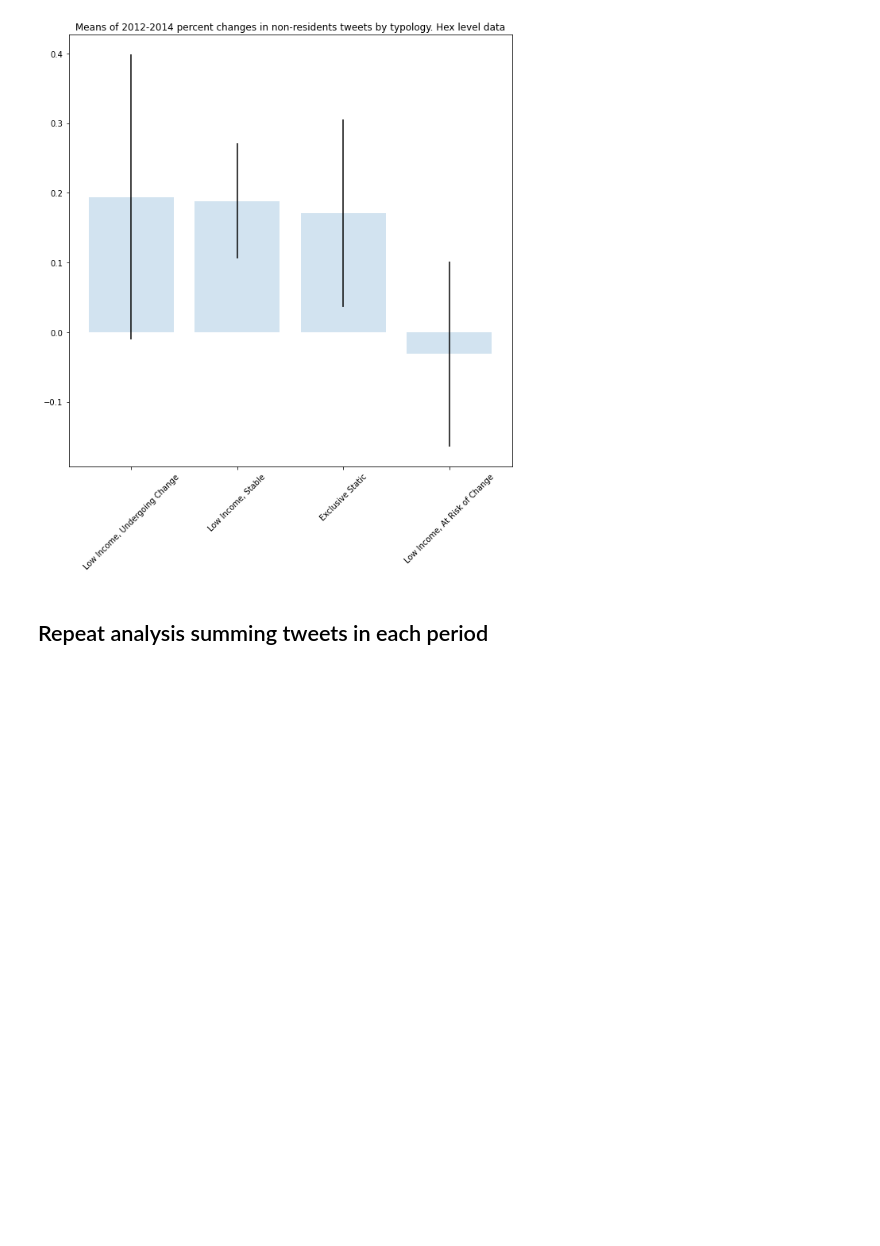
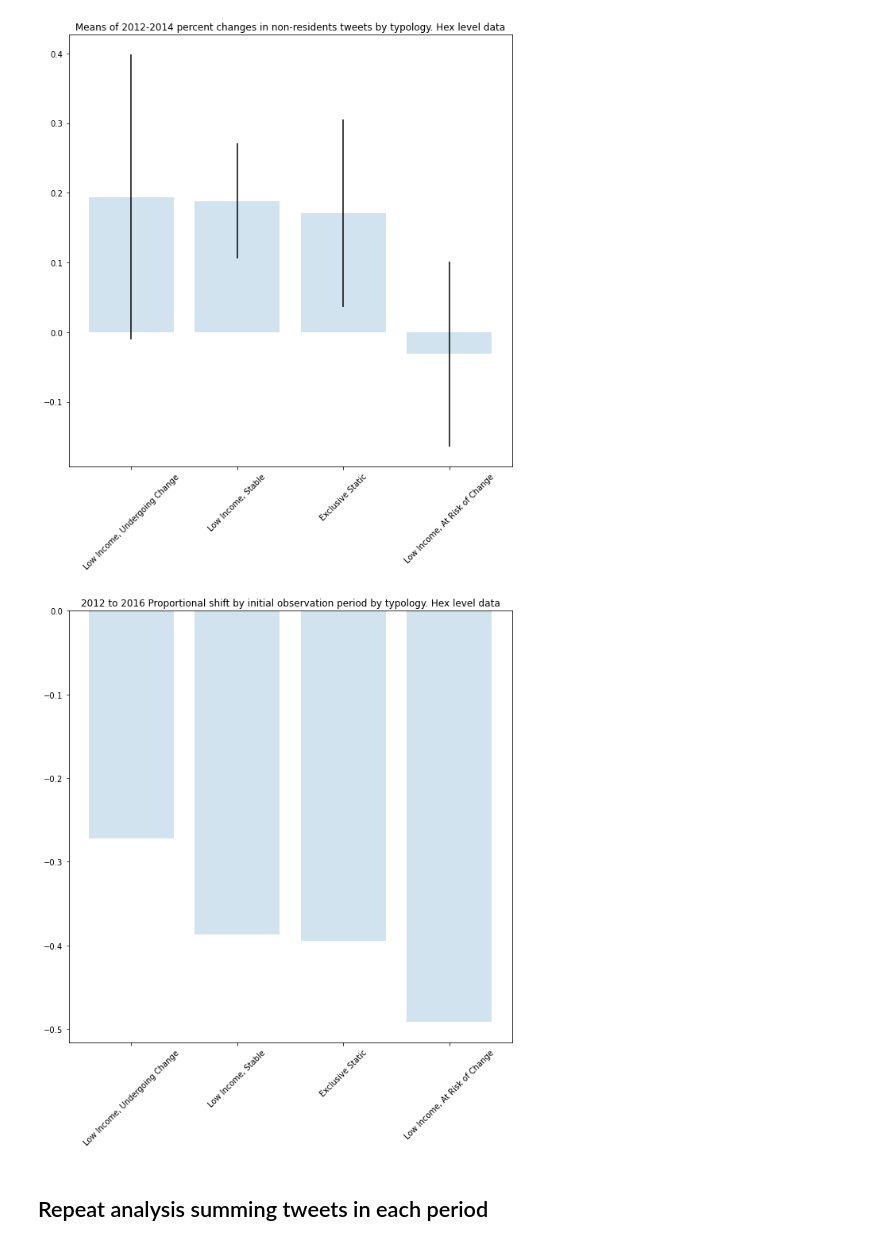
Before and after one commit to rpasquini/twitter_and_displacement, a Jupyter notebook: notebooks/Revised Analysis Example Counts by Typologies - Hong Kong.ipynb, the cells around one changed output. Drawn from its saved outputs; the diff is of its cells as text; code cells hidden in the pictures; blank space fills up the shorter version.

```diff
--- a/notebooks/Revised Analysis Example Counts by Typologies - Hong Kong.ipynb
+++ b/notebooks/Revised Analysis Example Counts by Typologies - Hong Kong.ipynb
@@ -448,5 +448,22 @@ barchart(tweets_tracts, 'nonresidents_ch',
 # %% [output]
 [figure]
+# %%
+# Create variable proportions to create a bar chart.
+typo_stats['proportions'] = typo_stats['nonresidents_dif','mean']/typo_stats['nonresidents_p0','mean']
+typo_stats = typo_stats.sort_values('proportions',ascending=False)
+typo_stats = typo_stats[typo_stats['standardized_types']!='Other']
+
+fig, ax = plt.subplots()
+
+ax.bar(typo_stats['standardized_types'],
+       typo_stats['proportions'],
+       alpha=0.2)
+
+plt.title('2012 to 2016 Proportional shift by initial observation period by typology. Hex level data')
+plt.xticks(rotation=45)
+plt.show()
+# %% [output]
+[figure, added]
 # %% [markdown]
 ## Repeat analysis summing tweets in each period
 # %%
```
Also changed, not shown: parts of 10 cells of this notebook, 1 other file.
